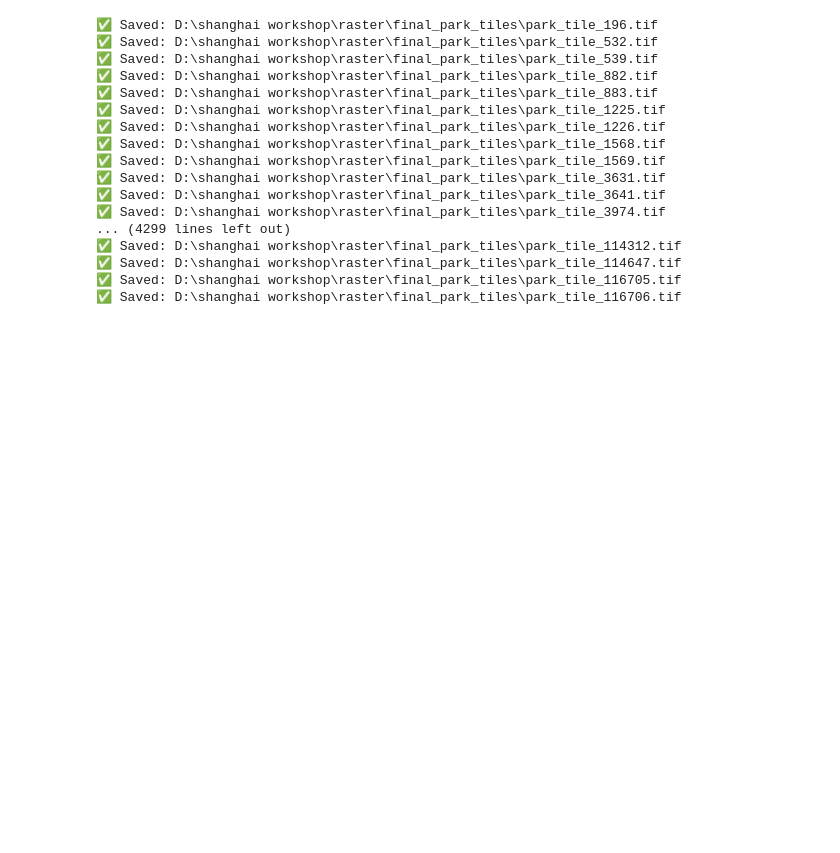
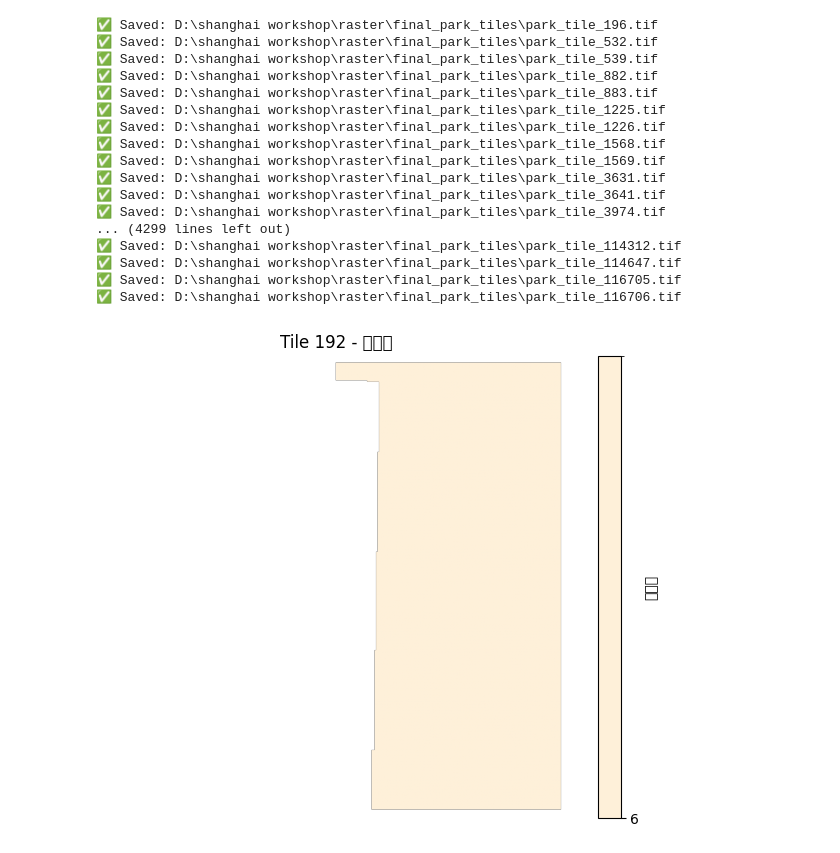
Before and after one commit to LiliLIN0324/pur-ai, a Jupyter notebook: 2.ipynb, the cells around one changed output. Cells and saved outputs as stored; diff of their text form; code cells hidden in the pictures; blank space fills up the shorter version.

```diff
--- a/2.ipynb
+++ b/2.ipynb
@@ -94,3 +94,32 @@ rasterize_park_by_grid(
 ✅ Saved: D:\shanghai workshop\raster\final_park_tiles\park_tile_114647.tif
 ✅ Saved: D:\shanghai workshop\raster\final_park_tiles\park_tile_116705.tif
 ✅ Saved: D:\shanghai workshop\raster\final_park_tiles\park_tile_116706.tif
+# %%
+import rasterio
+import matplotlib.pyplot as plt
+from matplotlib.colors import ListedColormap, BoundaryNorm
+import numpy as np
+
+n = 192 # 替换为你要显示的 tile ID
+data = rf"D:\shanghai workshop\raster\merged_multiband\merged_tile_{n}.tif"
+
+with rasterio.open(data) as src:
+    band1 = src.read(7)
+
+# 获取唯一值
+unique_vals = np.unique(band1[~np.isnan(band1)])
+
+# 自定义颜色映射（按需要扩展）
+colors = ['#fef0d9', '#fdcc8a', '#fc8d59', '#91bfdb',  'green','#1a9850','yellow','#000000']
+cmap = ListedColormap(colors[:len(unique_vals)])
+norm = BoundaryNorm(np.append(unique_vals, unique_vals[-1] + 1), len(unique_vals))
+
+# 显示图像
+plt.figure(figsize=(8, 6))
+plt.imshow(band1, cmap=cmap, norm=norm)
+plt.colorbar(ticks=unique_vals, label='分类值')
+plt.title(f"Tile {n} - 分类图")
+plt.axis('off')
+plt.show()
+# %% [output]
+[figure, added]
```
Also changed, not shown: parts of 4 cells of this notebook, 6 other files.
